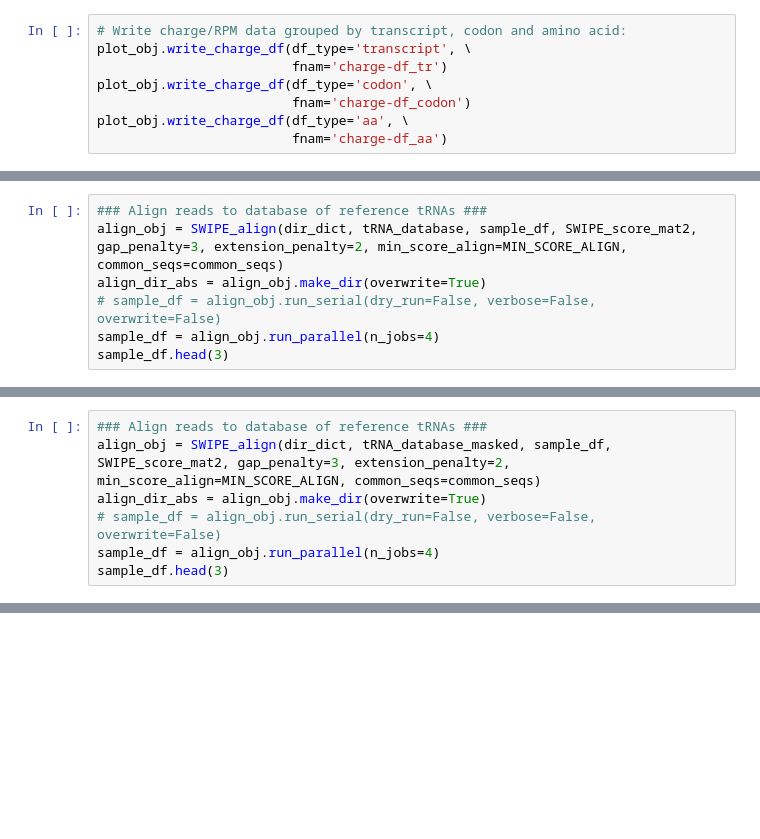
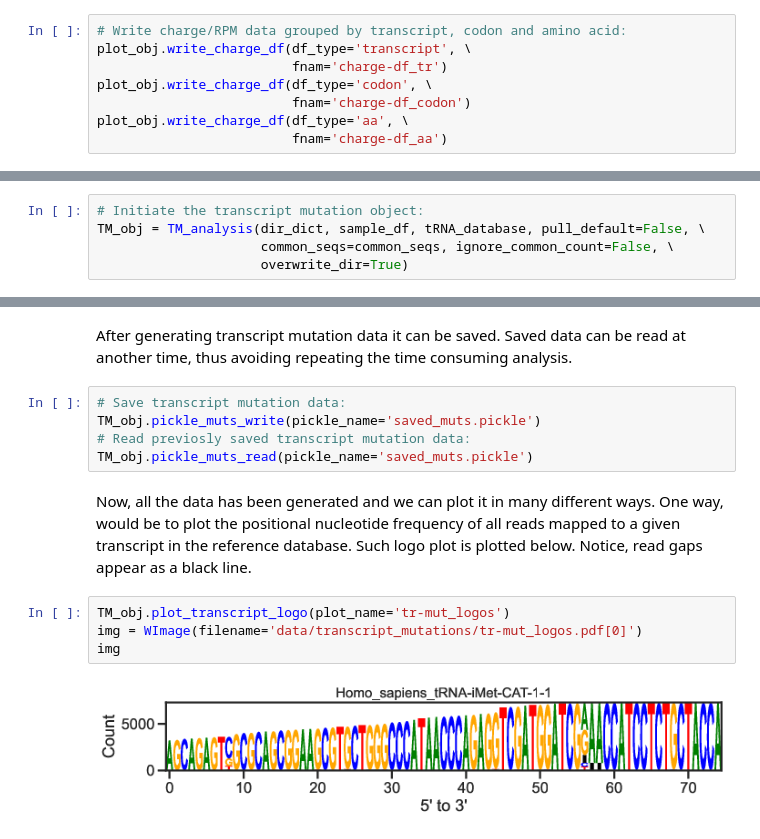
Before and after one commit to krdav/tRNA-charge-seq, a Jupyter notebook: projects/example/process_data.ipynb, the cells around one changed output, grey strips where cells are left out. Cells and saved outputs as stored; diff of their text form; blank space fills up the shorter version.

```diff
--- a/projects/example/process_data.ipynb
+++ b/projects/example/process_data.ipynb
@@ -698,7 +620,0 @@ TM_obj.mask_stats['human']
-# %%
-### Align reads to database of reference tRNAs ###
-align_obj = SWIPE_align(dir_dict, tRNA_database, sample_df, SWIPE_score_mat2, gap_penalty=3, extension_penalty=2, min_score_align=MIN_SCORE_ALIGN, common_seqs=common_seqs)
-align_dir_abs = align_obj.make_dir(overwrite=True)
-# sample_df = align_obj.run_serial(dry_run=False, verbose=False, overwrite=False)
-sample_df = align_obj.run_parallel(n_jobs=4)
-sample_df.head(3)
@@ -713,7 +620,0 @@ Collecting alignment statistics, from sample:  100p1  100p2  100p3  100p4  85p2
-# %%
-### Align reads to database of reference tRNAs ###
-align_obj = SWIPE_align(dir_dict, tRNA_database_masked, sample_df, SWIPE_score_mat2, gap_penalty=3, extension_penalty=2, min_score_align=MIN_SCORE_ALIGN, common_seqs=common_seqs)
-align_dir_abs = align_obj.make_dir(overwrite=True)
-# sample_df = align_obj.run_serial(dry_run=False, verbose=False, overwrite=False)
-sample_df = align_obj.run_parallel(n_jobs=4)
-sample_df.head(3)
@@ -727,0 +634,5 @@ Collecting alignment statistics, from sample:  100p2  100p3  100p1  100p4  85p2
+# %%
+# Initiate the transcript mutation object:
+TM_obj = TM_analysis(dir_dict, sample_df, tRNA_database, pull_default=False, \
+                     common_seqs=common_seqs, ignore_common_count=False, \
+                     overwrite_dir=True)
@@ -727,0 +649,19 @@ Collecting alignment statistics, from sample:  100p2  100p3  100p1  100p4  85p2
+# %% [markdown]
+After generating transcript mutation data it can be saved.
+Saved data can be read at another time, thus avoiding repeating the time consuming analysis.
+# %%
+# Save transcript mutation data:
+TM_obj.pickle_muts_write(pickle_name='saved_muts.pickle')
+# Read previosly saved transcript mutation data:
+TM_obj.pickle_muts_read(pickle_name='saved_muts.pickle')
+# %% [markdown]
+Now, all the data has been generated and we can plot it in many different ways.
+One way, would be to plot the positional nucleotide frequency of all reads mapped to a given transcript in the reference database.
+Such logo plot is plotted below.
+Notice, read gaps appear as a black line.
+# %%
+TM_obj.plot_transcript_logo(plot_name='tr-mut_logos')
+img = WImage(filename='data/transcript_mutations/tr-mut_logos.pdf[0]')
+img
+# %% [output]
+[figure, added]
```
Also changed, not shown: parts of 47 cells of this notebook.
